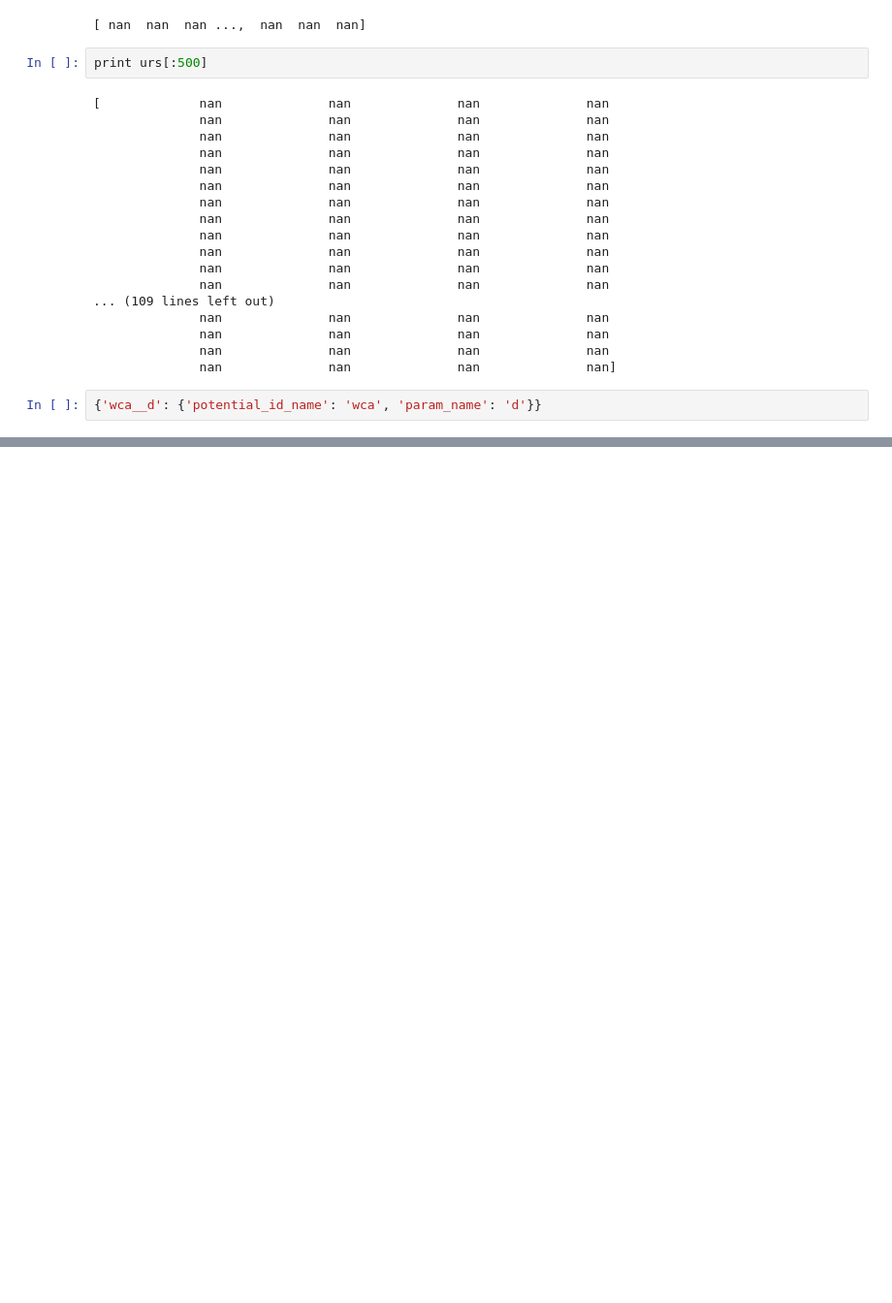
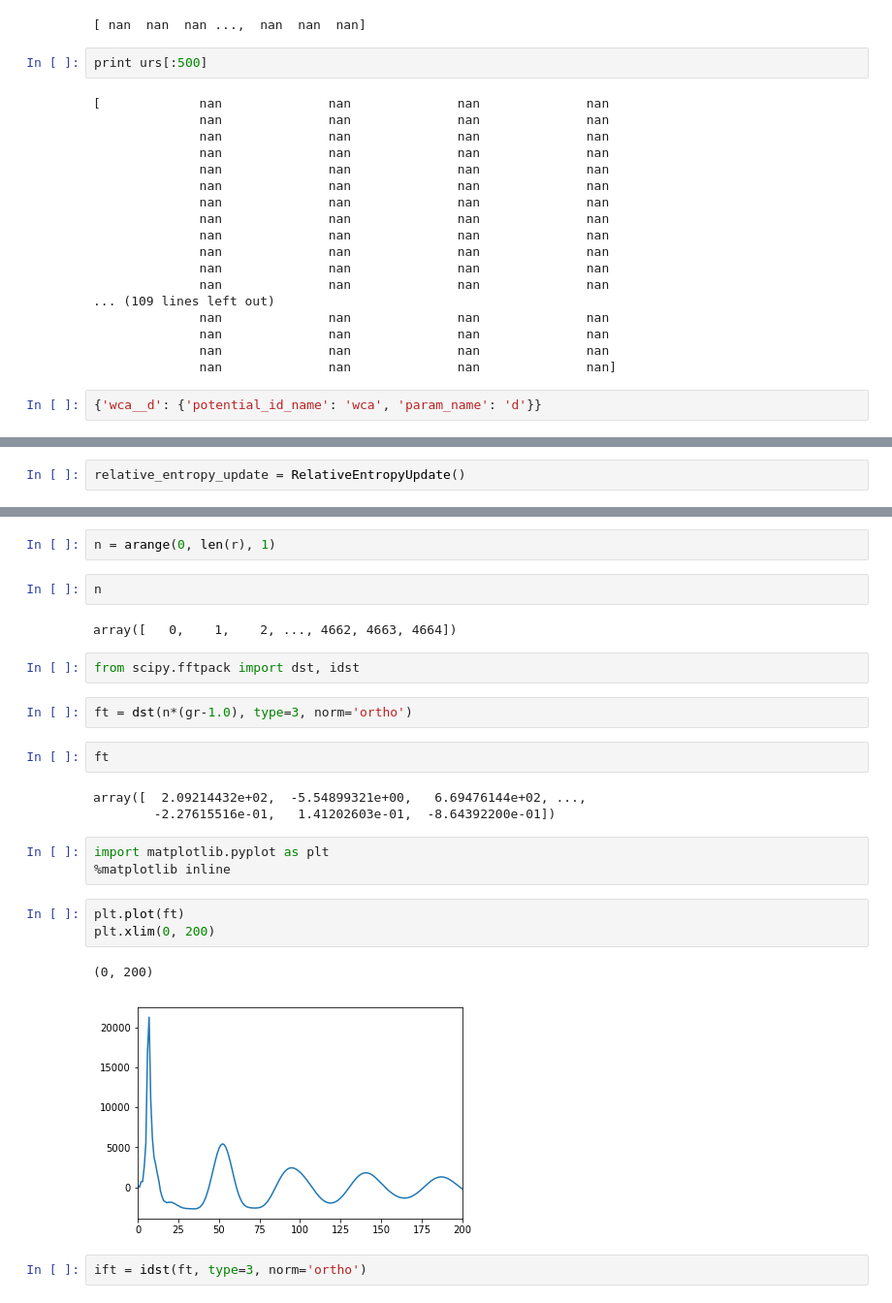
Before and after one commit to truskett-group-ut/relative_entropy_optimizer, a Jupyter notebook: relative_entropy_dev_notebook.ipynb, the cells around one changed output, grey strips where cells are left out. Shown at 97% size. Cells and saved outputs as stored; diff of their text form; blank space fills up the shorter version.

```diff
--- a/relative_entropy_dev_notebook.ipynb
+++ b/relative_entropy_dev_notebook.ipynb
@@ -1083,0 +1211,2 @@ print urs[:500]
+# %%
+relative_entropy_update = RelativeEntropyUpdate()
@@ -1083,0 +1303,26 @@ print urs[:500]
+# %%
+n = arange(0, len(r), 1)
+# %%
+n
+# %% [output]
+array([   0,    1,    2, ..., 4662, 4663, 4664])
+# %%
+from scipy.fftpack import dst, idst
+# %%
+ft = dst(n*(gr-1.0), type=3, norm='ortho')
+# %%
+ft
+# %% [output]
+array([  2.09214432e+02,  -5.54899321e+00,   6.69476144e+02, ...,
+        -2.27615516e-01,   1.41202603e-01,  -8.64392200e-01])
+# %%
+import matplotlib.pyplot as plt
+%matplotlib inline
+# %%
+plt.plot(ft)
+plt.xlim(0, 200)
+# %% [output]
+(0, 200)
+[figure, added]
+# %%
+ift = idst(ft, type=3, norm='ortho')
```
Also changed, not shown: parts of 26 cells of this notebook, 1 other file.
